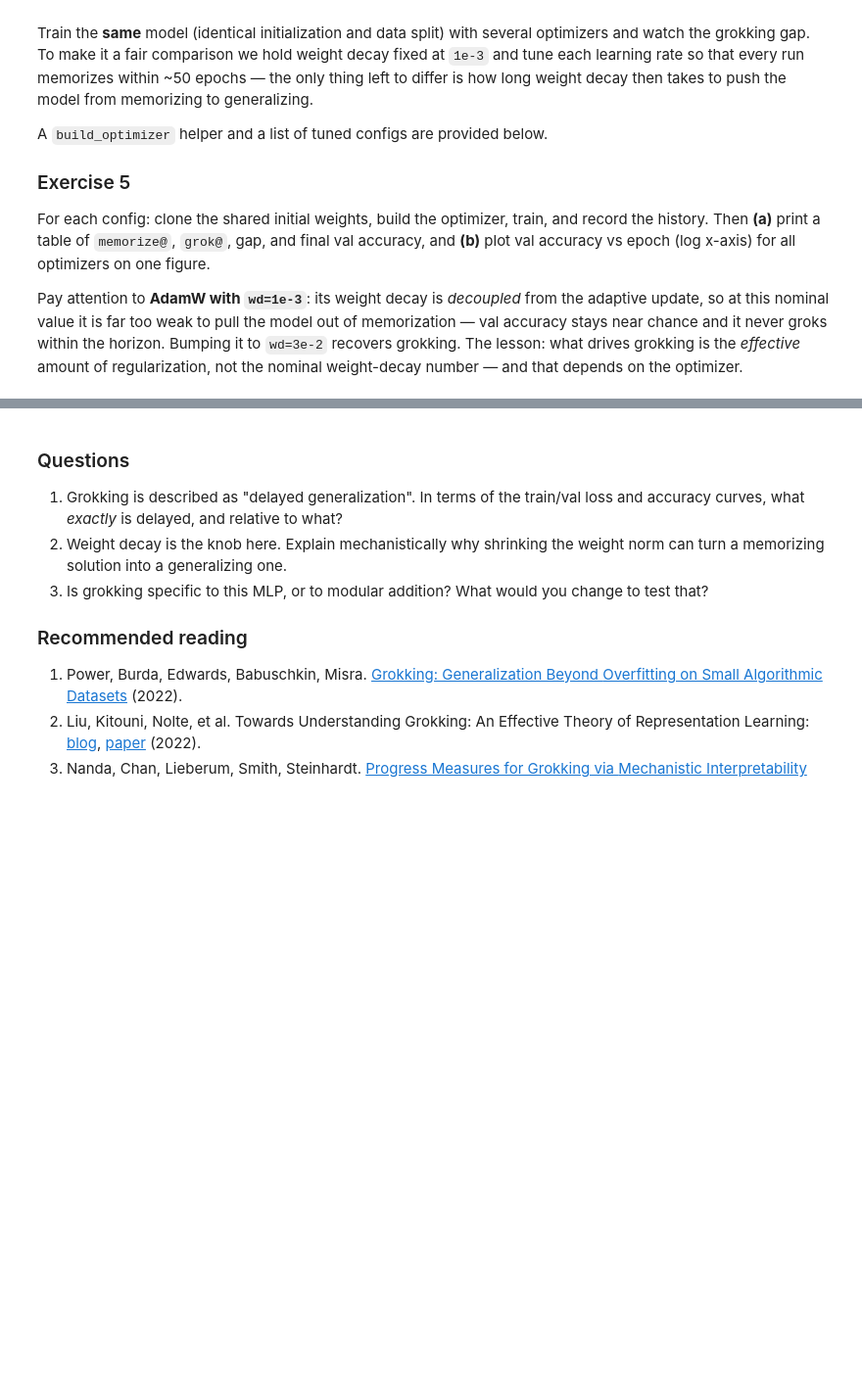
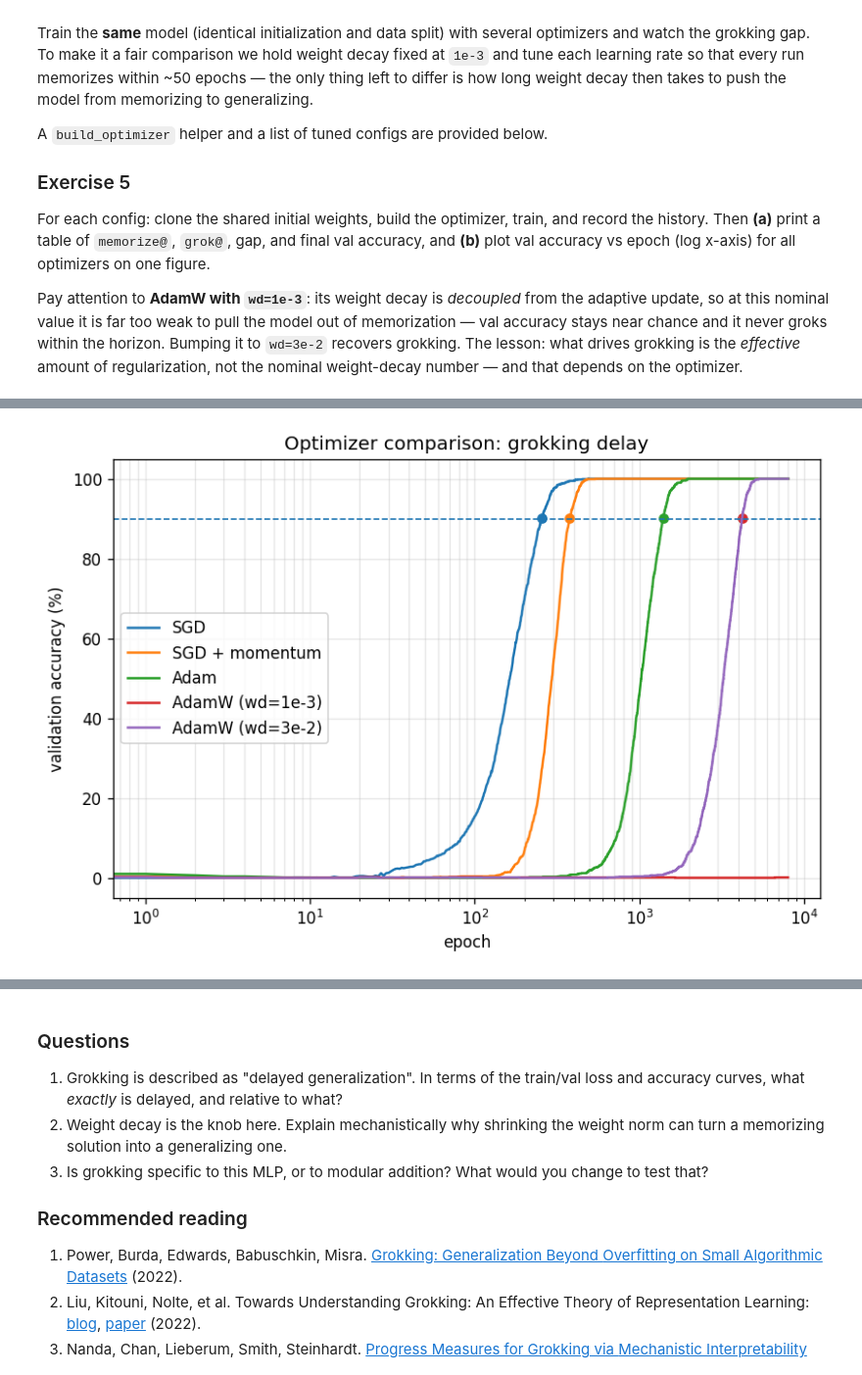
Before and after one commit to Hunter121311-dev/Rlab, a Jupyter notebook: stochastyczne/Lab13/instructions.ipynb, the cells around one changed output, grey strips where cells are left out. Shown at 98% size. Cells and saved outputs as stored; diff of their text form; code cells hidden in the pictures; blank space fills up the shorter version.

```diff
--- a/stochastyczne/Lab13/instructions.ipynb
+++ b/stochastyczne/Lab13/instructions.ipynb
@@ -326,0 +572,25 @@ init_state = copy.deepcopy(Model(hidden_dim=128).state_dict())
+# %%
+plt.figure(figsize=(8, 5), dpi=120)
+
+for name, history in histories.items():
+    plt.plot(history["epoch"], history["val_acc"], label=name)
+
+    grok_at = first_epoch_reaching(history, "val_acc", 90)
+    if grok_at is not None:
+        grok_idx = history["epoch"].index(grok_at)
+        plt.scatter(
+            grok_at,
+            history["val_acc"][grok_idx],
+            s=30,
+        )
+
+plt.xscale("log")
+plt.xlabel("epoch")
+plt.ylabel("validation accuracy (%)")
+plt.title("Optimizer comparison: grokking delay")
+plt.axhline(90, linestyle="--", linewidth=1)
+plt.legend()
+plt.grid(True, which="both", alpha=0.3)
+plt.show()
+# %% [output]
+[figure, added]
```
Also changed, not shown: parts of 20 cells of this notebook, 7 other files.
